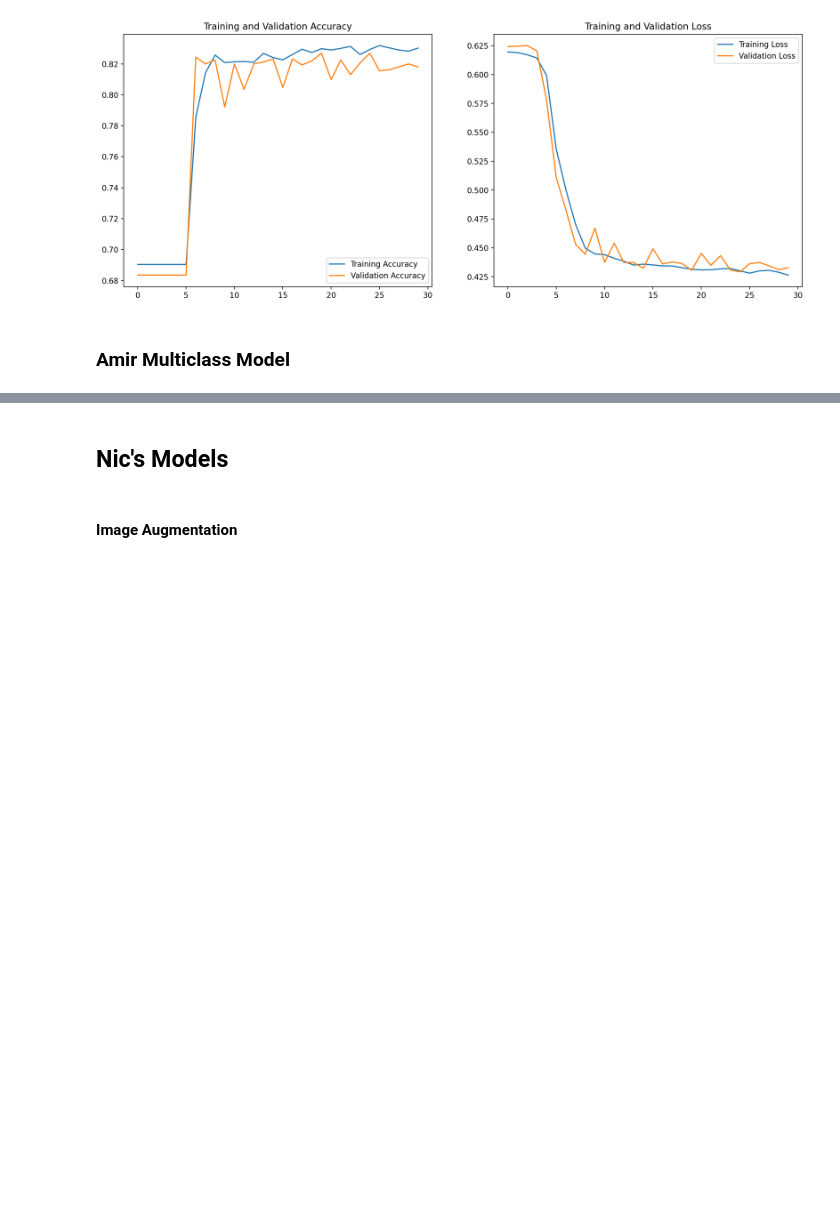
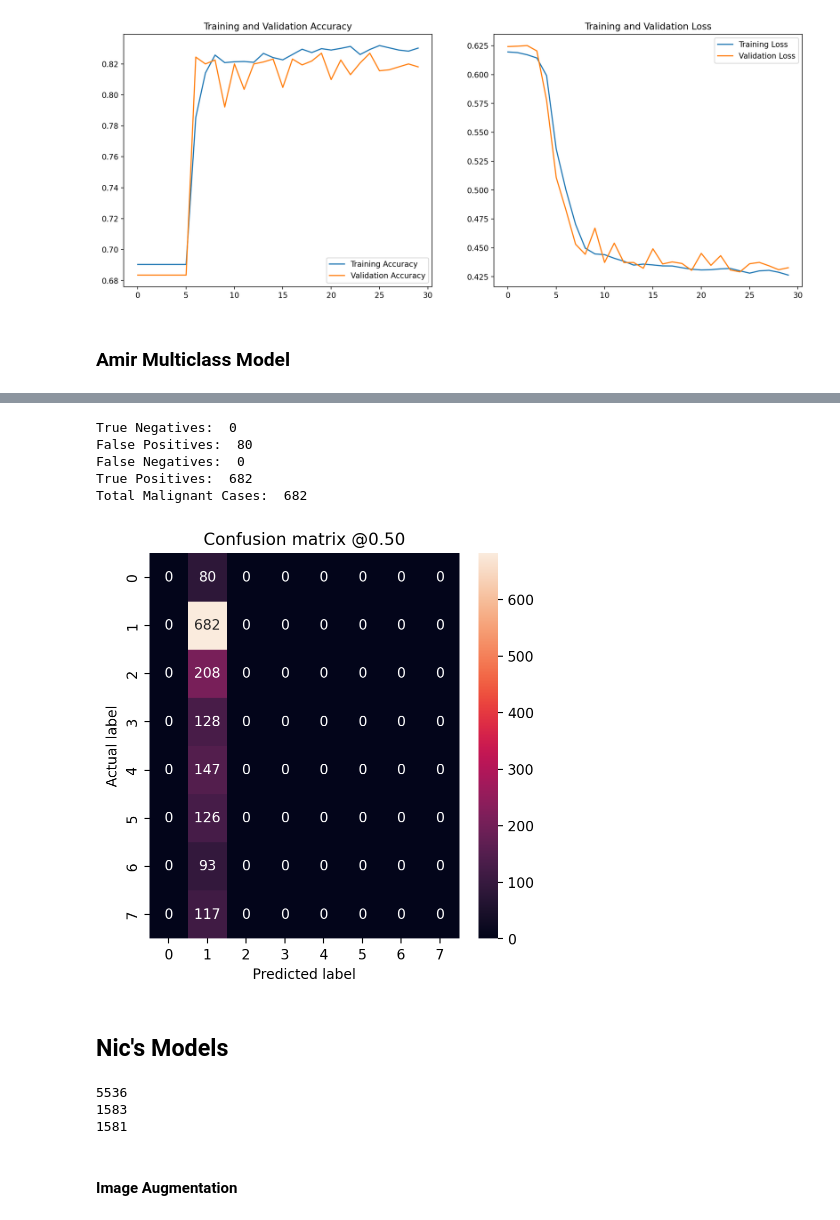
Before and after one commit to NickBrath/Computer-Vision-281-Final-Project, a Jupyter notebook: notebooks/leen_models_notebook.ipynb, the cells around one changed output, grey strips where cells are left out. Cells and saved outputs as stored; diff of their text form; code cells hidden in the pictures; blank space fills up the shorter version.

```diff
--- a/notebooks/leen_models_notebook.ipynb
+++ b/notebooks/leen_models_notebook.ipynb
@@ -1230,0 +1243,11 @@ save_weights(model, "simple_base_model")
+# %%
+train_ds, val_ds, test_ds = preprocess_ds(ds, read_fn = read_image, augment_fn= augment)
+
+train_ds = prepare_ds(train_ds, shuffle=True, augment=True)
+val_ds = prepare_ds(val_ds)
+test_ds = prepare_ds(test_ds)
+
+# decode
+train_labels = decoder(train_ds)
+val_labels = decoder(val_ds)
+test_labels = decoder(test_ds)
@@ -1231,3 +1282,14 @@ save_weights(model, "simple_base_model")
+# %%
+if load_model:
+    model = tf.keras.models.load_model(model_filename)
+
+    if fine_tune:
+        for layer in model.layers[0:-10]: layer.trainable = False
+        for layer in model.layers[-10:-1]: layer.trainable = True
+
+    learning_rate = 0.001
+else:
+    baseModel = tf.keras.applications.ResNet50()
 # %% [markdown]
 ## Classifier 3: Random Forest
 https://www.tensorflow.org/decision_forests/api_docs/python/tfdf/keras/RandomForestModel
@@ -1543,0 +1624,21 @@ create_cancer_model_multiclass = create_cancer_model_multiclass()
+# %%
+model_name = "am_multiclassification_unbalanced_model"
+
+#Compiling the model
+create_cancer_model_multiclass.compile(loss=tf.keras.losses.CategoricalCrossentropy(from_logits=False), optimizer = get_optimizer(), metrics = ['accuracy'])
+early_stop = EarlyStopping(monitor='val_loss',patience=5)
+checkpoint = ModelCheckpoint(f"../models/{model_name}/",save_best_only=True,)
+
+tensorboard_callback = create_tf_board(model_name)
+
+#Model is fitted using train and validation generator for 200 epochs
+history = create_cancer_model_multiclass.fit(train_ds,
+                           validation_data=val_ds,
+                           epochs=200,
+                           callbacks=[early_stop,checkpoint,tensorboard_callback],
+                           verbose = 1)
+
+results = create_cancer_model_multiclass.evaluate(test_ds)
+
+train_predictions = create_cancer_model_multiclass.predict(train_ds).argmax(axis=1)
+test_predictions = create_cancer_model_multiclass.predict(test_ds).argmax(axis=1)
@@ -1544,5 +1665,27 @@ create_cancer_model_multiclass = create_cancer_model_multiclass()
+# %%
+plot_cm(test_labels.argmax(axis=1), test_predictions)
+# %% [output]
+True Negatives:  0
+False Positives:  80
+False Negatives:  0
+True Positives:  682
+Total Malignant Cases:  682
+[figure, added]
 # %% [markdown]
 ## Nic's Models
+# %%
+# Binary classification
+labels_binary = df['TUMOR_CLASS'].values
+labels_binary = df['TUMOR_CLASS'].replace({'B':0, 'M':1}).values
+# create dataset (ds)
+ds_binary = create_tf_ds(file_paths, labels_binary)
+
+# split data
+train_ds_binary, val_ds_binary, test_ds_binary = preprocess_ds(ds_binary)
+# %% [output]
+5536
+1583
+1581
 # %% [markdown]
 #### Image Augmentation
 # %%
```
Also changed, not shown: parts of 20 cells of this notebook, 4 other files.
